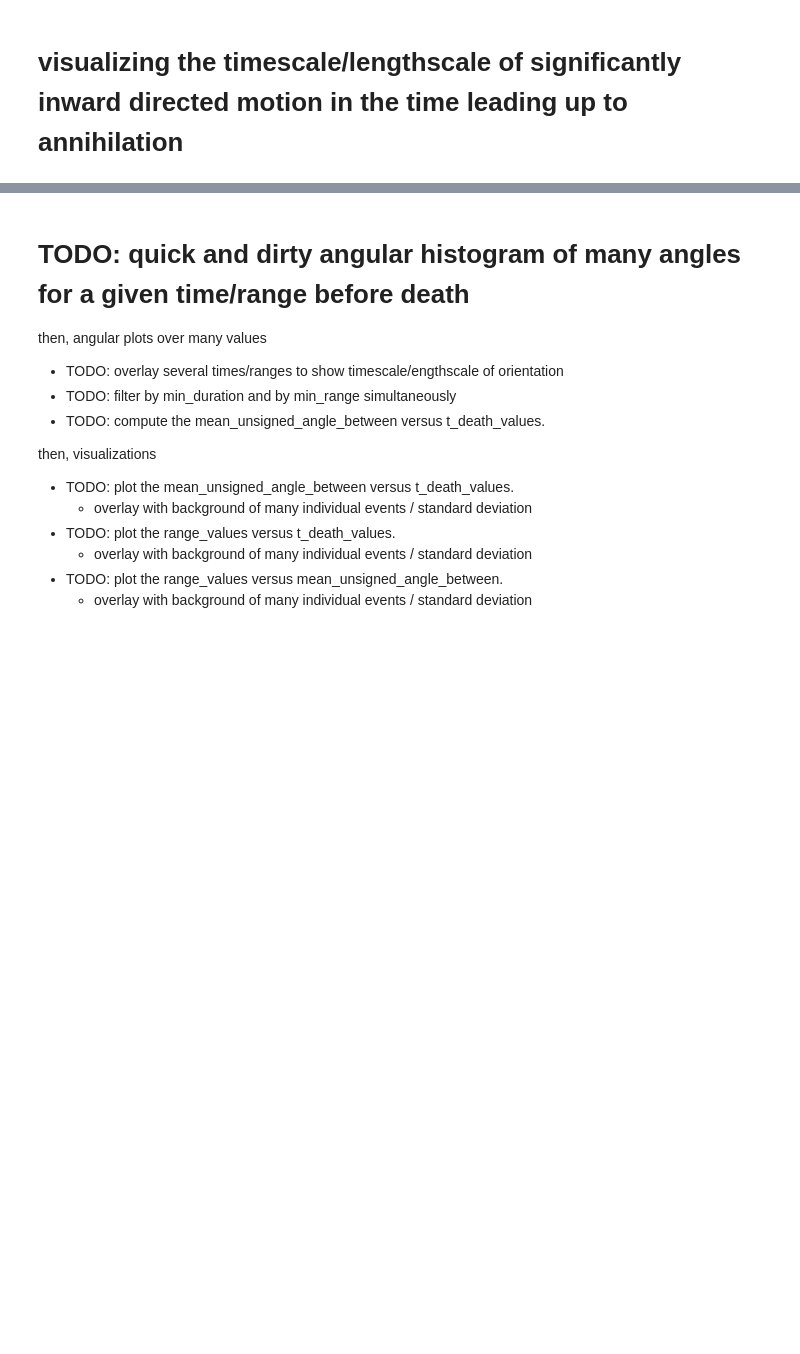
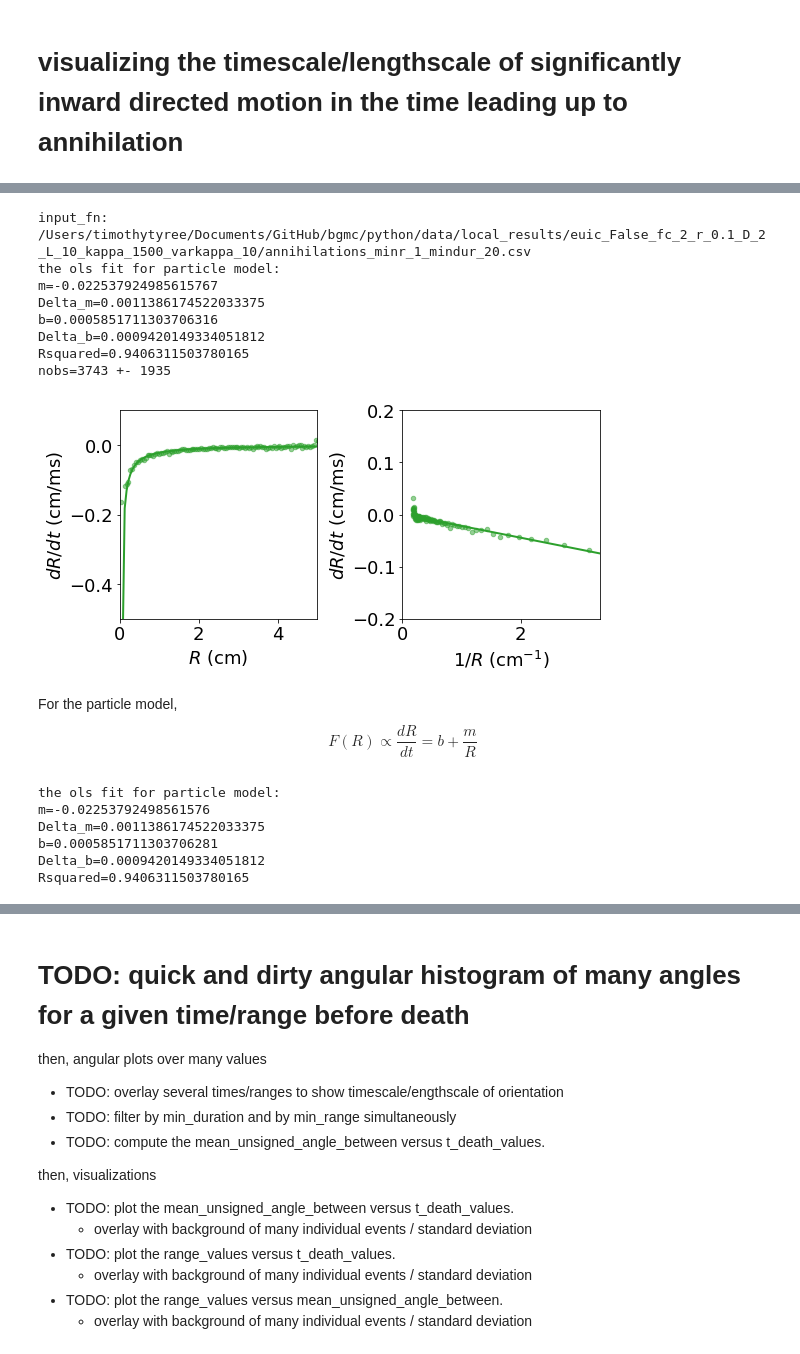
Before and after one commit to timtyree/care, a Jupyter notebook: notebooks/Measuring Average Forces between Spiral Tips.ipynb, the cells around one changed output, grey strips where cells are left out. Saved outputs shown, nothing was run; the diff lists cells and outputs as text; code cells hidden in the pictures; blank space fills up the shorter version.

```diff
--- a/notebooks/Measuring Average Forces between Spiral Tips.ipynb
+++ b/notebooks/Measuring Average Forces between Spiral Tips.ipynb
@@ -118 +126,5 @@ df.head()
+# %%
+x1_label=r'$R$ (cm)'
+x2_label=r'$1/R$ (cm$^{-1}$)'
+y_label=r'$dR/dt$ (cm/ms)'
 # %%
@@ -151,2 +180,74 @@ y_hat_values=y_hat_values
+# %%
+fig,axs=plt.subplots(ncols=2,figsize=(8,4))#(5,4))
+
+# def PlotMeanRadialVelocities(axs,**kwargs)
+fontsize=18
+alpha=0.5
+c='C2'
+ax=axs[0]
+ax.scatter(x_values,y_values,c=c,s=20,alpha=alpha)
+
+#plot fits
+ax.plot(x_values,y_hat_values,c=c,lw=2,alpha=1)
+
+ax.set_xlim([0,rmax])
+ax.set_ylim([-0.5,.1])
+ax.set_xlabel(x1_label,fontsize=fontsize)
+ax.set_ylabel(y_label,fontsize=fontsize)
+# ax.set_xscale('log')
+ax.tick_params(axis='both', which='major', labelsize=fontsize)
+ax.tick_params(axis='both', which='minor', labelsize=1)
+
+ax=axs[1]
+ax.scatter(1/x_values,y_values,c=c,s=20,alpha=alpha)
+
+#plot fits
+ax.plot(1/x_values,y_hat_values,c=c,lw=2,alpha=1)
+
+# y_hat_values_fk
+# y_hat_values_fk
+
+ax.set_xlim([0,1/rmin])
+ax.set_ylim([-0.2,.2])
+ax.set_xlabel(x2_label,fontsize=fontsize)
+ax.set_ylabel(y_label,fontsize=fontsize)
+
+# ax.set_xscale('log')
+ax.tick_params(axis='both', which='major', labelsize=fontsize)
+ax.tick_params(axis='both', which='minor', labelsize=1)
+#wrong bluf because aggregate
+plt.tight_layout()
+print(f"input_fn: {input_fn}")
+# print(f"nobs={nobs}")
+# print(f"the best fits are\n {dict_force_fit}.")
+print(f"the ols fit for particle model:")
+print_dict(dict_force_fit)
+print(f"nobs={np.mean(counts):.0f} +- {np.std(counts):.0f}")
+plt.show()
+# %% [output]
+input_fn: /Users/timothytyree/Documents/GitHub/bgmc/python/data/local_results/euic_False_fc_2_r_0.1_D_2_L_10_kappa_1500_varkappa_10/annihilations_minr_1_mindur_20.csv
+the ols fit for particle model:
+m=-0.022537924985615767
+Delta_m=0.0011386174522033375
+b=0.0005851711303706316
+Delta_b=0.0009420149334051812
+Rsquared=0.9406311503780165
+nobs=3743 +- 1935
+[figure, added]
+# %% [markdown]
+For the particle model,
+$$
+F(R)\propto\frac{dR}{dt} = b + \frac{m}{R}
+$$
+# %%
+print(f"the ols fit for particle model:")
+print_dict(dict_force_fit)
+# %% [output]
+the ols fit for particle model:
+m=-0.02253792498561576
+Delta_m=0.0011386174522033375
+b=0.0005851711303706281
+Delta_b=0.0009420149334051812
+Rsquared=0.9406311503780165
 # %%
 nobs=df.groupby('tdeath').r.count().iloc[0]
```
Also changed, not shown: parts of 16 cells of this notebook, 9 other files.
